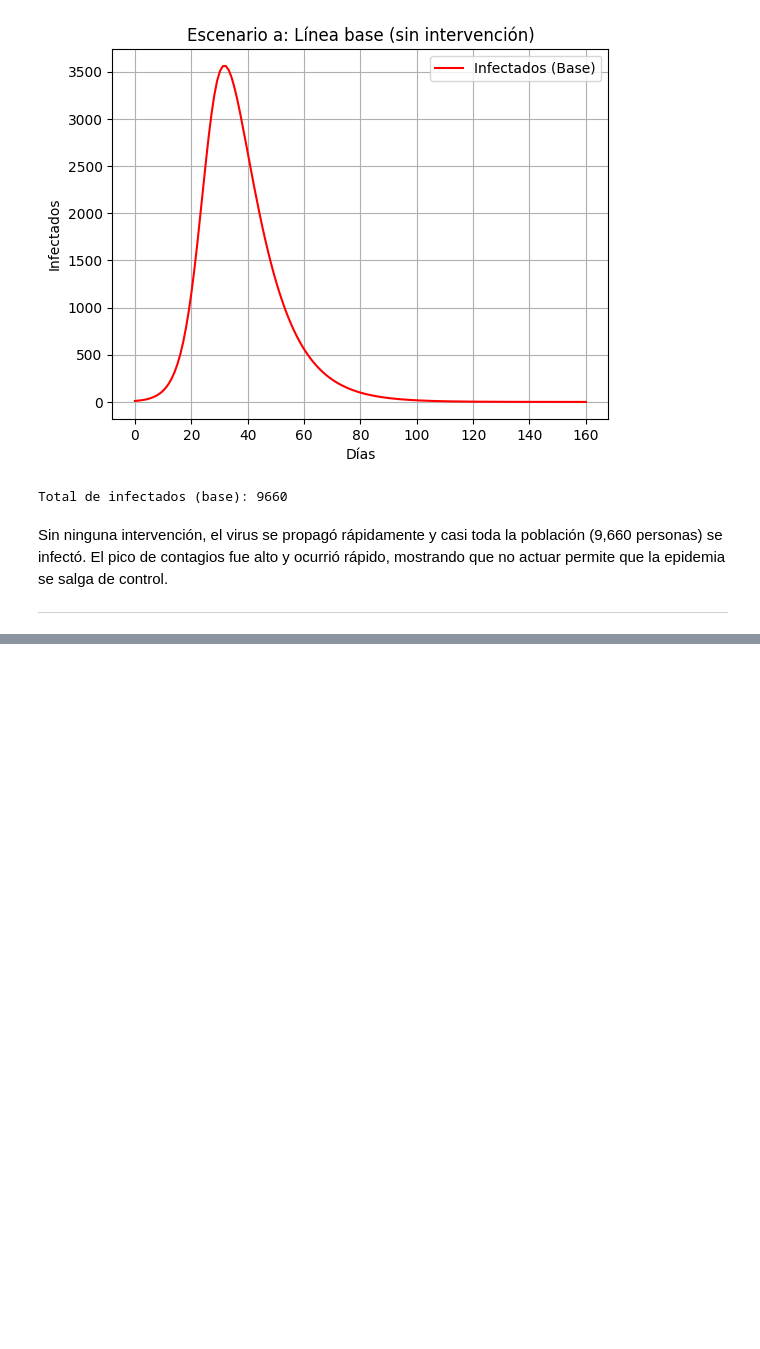
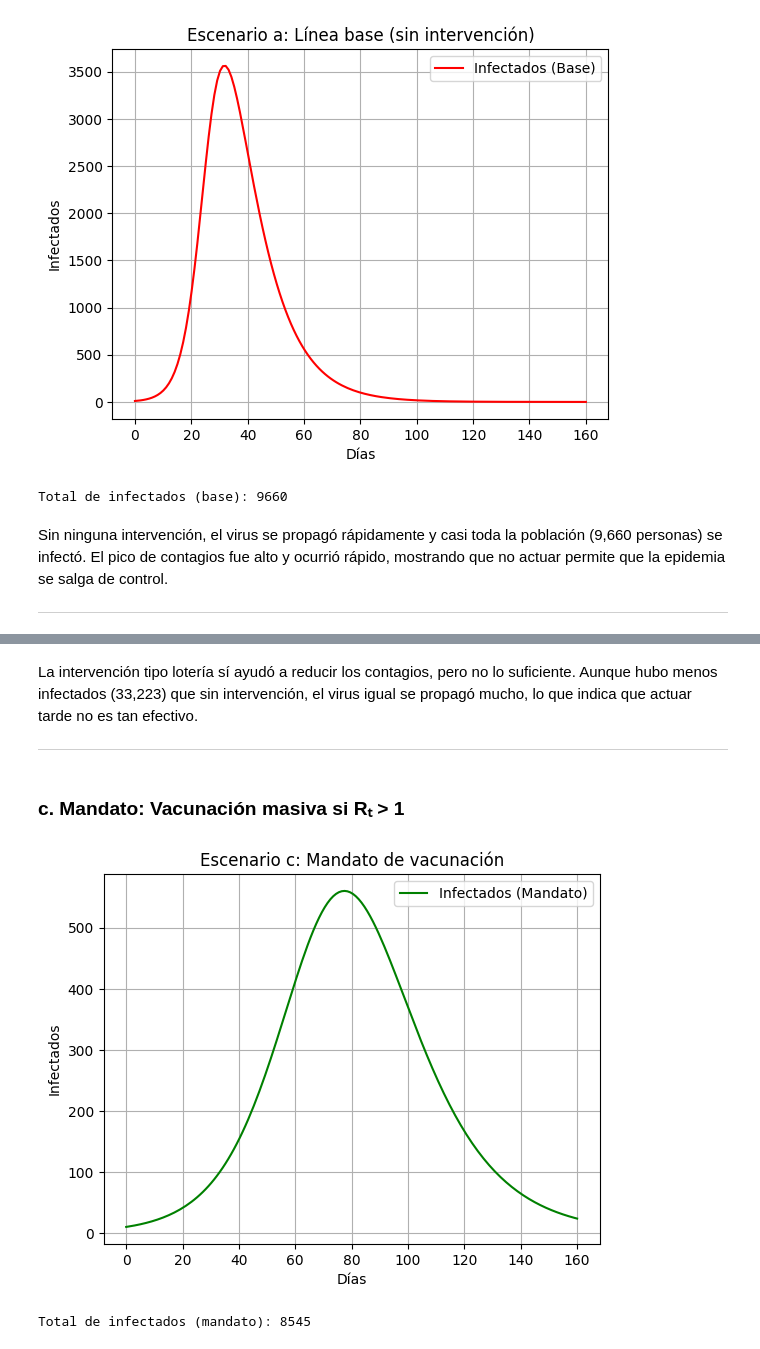
Before and after one commit to nancygmm/lab3-Modsim, a Jupyter notebook: lab3.ipynb, the cells around one changed output, grey strips where cells are left out. Saved outputs shown, nothing was run; the diff lists cells and outputs as text; code cells hidden in the pictures; blank space fills up the shorter version.

```diff
--- a/lab3.ipynb
+++ b/lab3.ipynb
@@ -64,0 +96,40 @@ El pico de contagios fue alto y ocurrió rápido, mostrando que no actuar permit
+# %% [markdown]
+La intervención tipo lotería sí ayudó a reducir los contagios, pero no lo suficiente.
+Aunque hubo menos infectados (33,223) que sin intervención, el virus igual se propagó mucho, lo que indica que actuar tarde no es tan efectivo.
+
+---
+# %% [markdown]
+### c. Mandato: Vacunación masiva si Rₜ > 1
+# %%
+def run_mandate():
+    S, I, R = [S0], [I0], [R0]
+    vaccinated = False
+    for i in range(1, days):
+        Rt = beta / gamma
+        if not vaccinated and Rt > 1:
+            vac = 0.5 * N
+            S[-1] -= vac
+            R[-1] += vac
+            vaccinated = True
+        dS = -beta * S[-1] * I[-1] / N
+        dI = beta * S[-1] * I[-1] / N - gamma * I[-1]
+        dR = gamma * I[-1]
+        S.append(S[-1] + dS)
+        I.append(I[-1] + dI)
+        R.append(R[-1] + dR)
+    return np.array(S), np.array(I), np.array(R)
+
+S_mandate, I_mandate, R_mandate = run_mandate()
+# %%
+plt.plot(t, I_mandate, label="Infectados (Mandato)", color='green')
+plt.title("Escenario c: Mandato de vacunación")
+plt.xlabel("Días")
+plt.ylabel("Infectados")
+plt.grid(True)
+plt.legend()
+plt.show()
+
+print("Total de infectados (mandato):", int(R_mandate[-1]))
+# %% [output]
+[figure, added]
+Total de infectados (mandato): 8545
```
Also changed, not shown: parts of 10 cells of this notebook.
